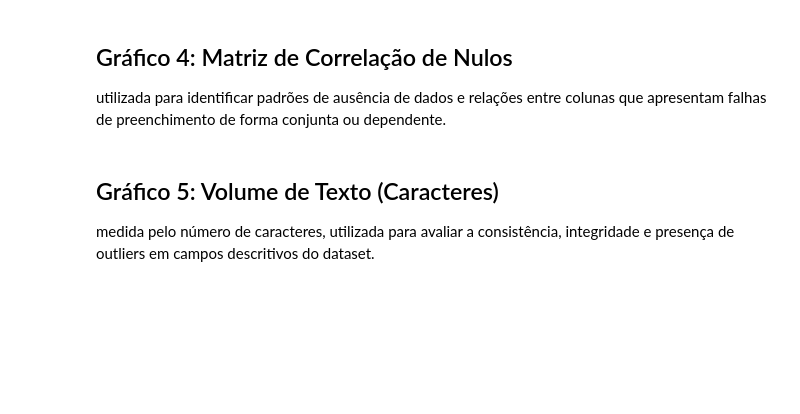
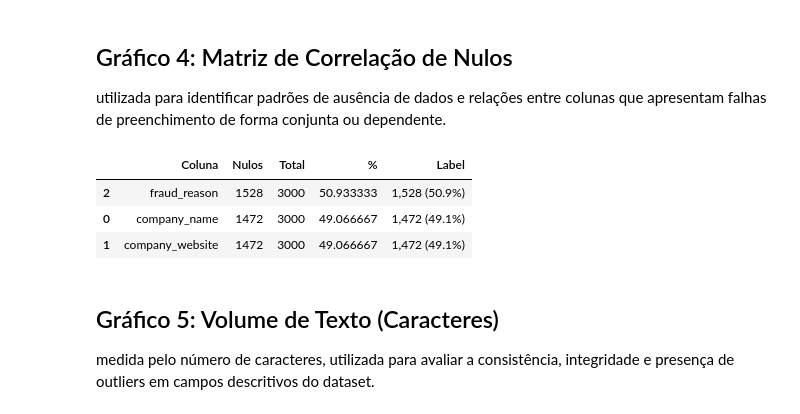
Before and after one commit to TalesRG/sb2-fake-real-job, a Jupyter notebook: Data Layer/raw/analytics.ipynb, the cells around one changed output. Cells and saved outputs as stored; diff of their text form; code cells hidden in the pictures; blank space fills up the shorter version.

```diff
--- a/Data Layer/raw/analytics.ipynb
+++ b/Data Layer/raw/analytics.ipynb
@@ -81,11 +81,30 @@ fig3.show()
 ## Gráfico 4: Matriz de Correlação de Nulos
 utilizada para identificar padrões de ausência de dados e relações entre colunas que apresentam falhas de preenchimento de forma conjunta ou dependente.
 # %%
-cols_with_nulls = quality_df[quality_df['Preenchimento'] < 100]['Coluna'].tolist()
-pdf_nulls = df_raw.select(cols_with_nulls).toPandas()
+total_rows = df_raw.count()
 
-null_corr = pdf_nulls.isnull().corr()
+null_exprs = [count(when(col(c).isNull(), c)).alias(c) for c in df_raw.columns]
+null_counts = df_raw.select(null_exprs).collect()[0].asDict()
 
-fig4 = px.imshow(null_corr, text_auto=True, color_continuous_scale='RdBu',
-                 title='4. Padrões de Falha: Correlação de Nulos')
-fig4.show()
+data_list = []
+for coluna, nulos in null_counts.items():
+    if nulos > 0:
+        percentual = (nulos / total_rows) * 100
+        label_texto = f"{nulos:,} ({percentual:.1f}%)"
+
+        data_list.append({
+            "Coluna": coluna,
+            "Nulos": nulos,
+            "Total": total_rows,
+            "%": percentual,
+            "Label": label_texto
+        })
+
+df_missing = pd.DataFrame(data_list).sort_values(by="Nulos", ascending=True)
+
+display(df_missing.sort_values(by="Nulos", ascending=False))
+# %% [output]
+|  | Coluna | Nulos | Total | % | Label |
+| 2 | fraud_reason | 1528 | 3000 | 50.933333 | 1,528 (50.9%) |
+| 0 | company_name | 1472 | 3000 | 49.066667 | 1,472 (49.1%) |
+| 1 | company_website | 1472 | 3000 | 49.066667 | 1,472 (49.1%) |
```
Also changed, not shown: parts of 1 cell of this notebook.
